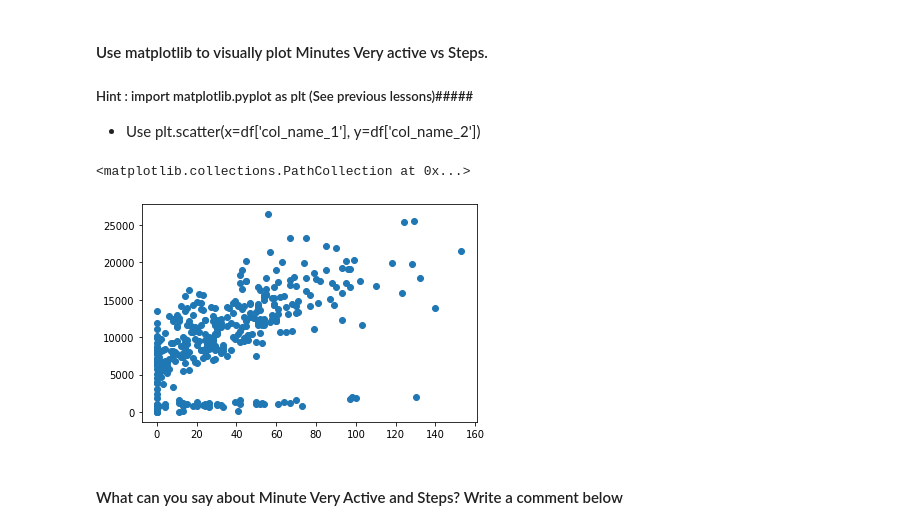
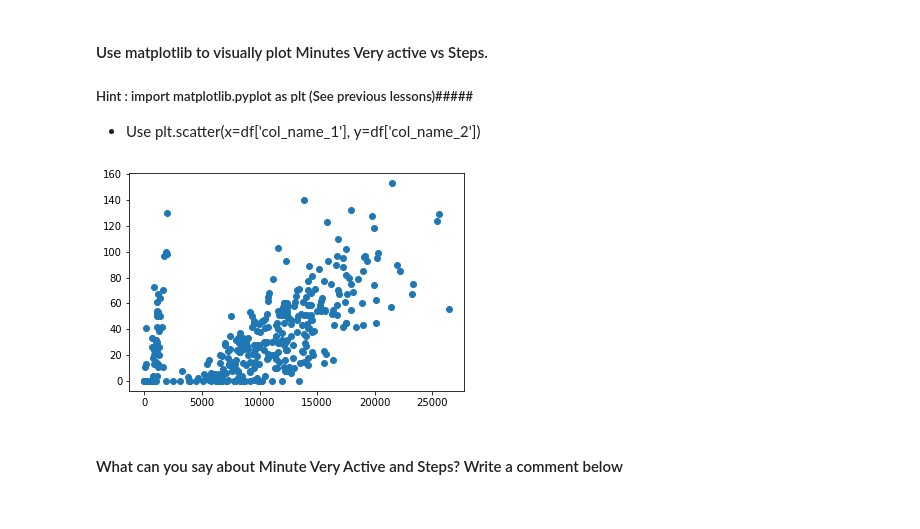
Before and after one commit to Data-FT-MX/lab-pivot-table-and-correlation, a Jupyter notebook: your_code/main.ipynb, the cells around one changed output. Drawn from its saved outputs; the diff is of its cells as text; code cells hidden in the pictures.

```diff
--- a/your_code/main.ipynb
+++ b/your_code/main.ipynb
@@ -219,9 +219,9 @@ fitbit['Minutes Very Active'].corr(fitbit['Steps'])
 - Use plt.scatter(x=df['col_name_1'], y=df['col_name_2'])
 # %%
 # your answer here
-plt.scatter(x=fitbit['Minutes Very Active'], y=fitbit['Steps'])
+plt.scatter(y=fitbit['Minutes Very Active'], x=fitbit['Steps'])
+plt.show()
 # %% [output]
-<matplotlib.collections.PathCollection at 0x...>
-[figure, old version]
+[figure, new version]
 # %% [markdown]
 #### What can you say about Minute Very Active and Steps? Write a comment below
```
Also changed, not shown: parts of 12 cells of this notebook.
